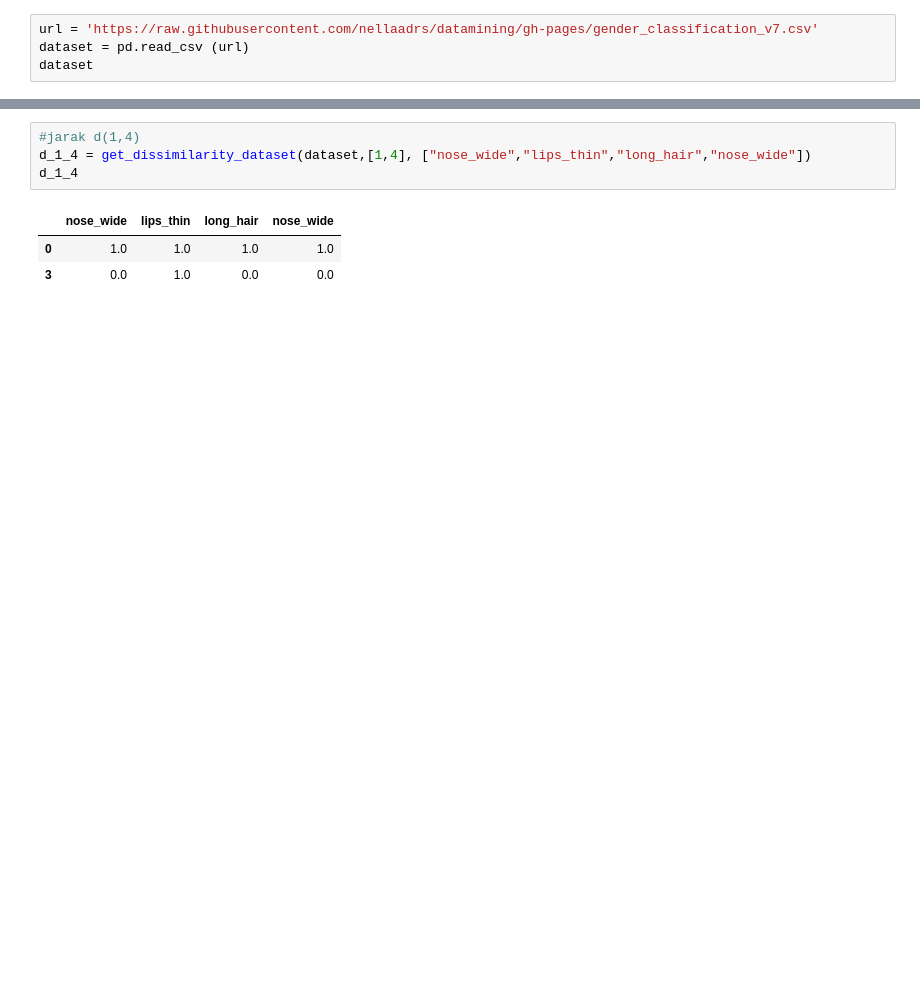
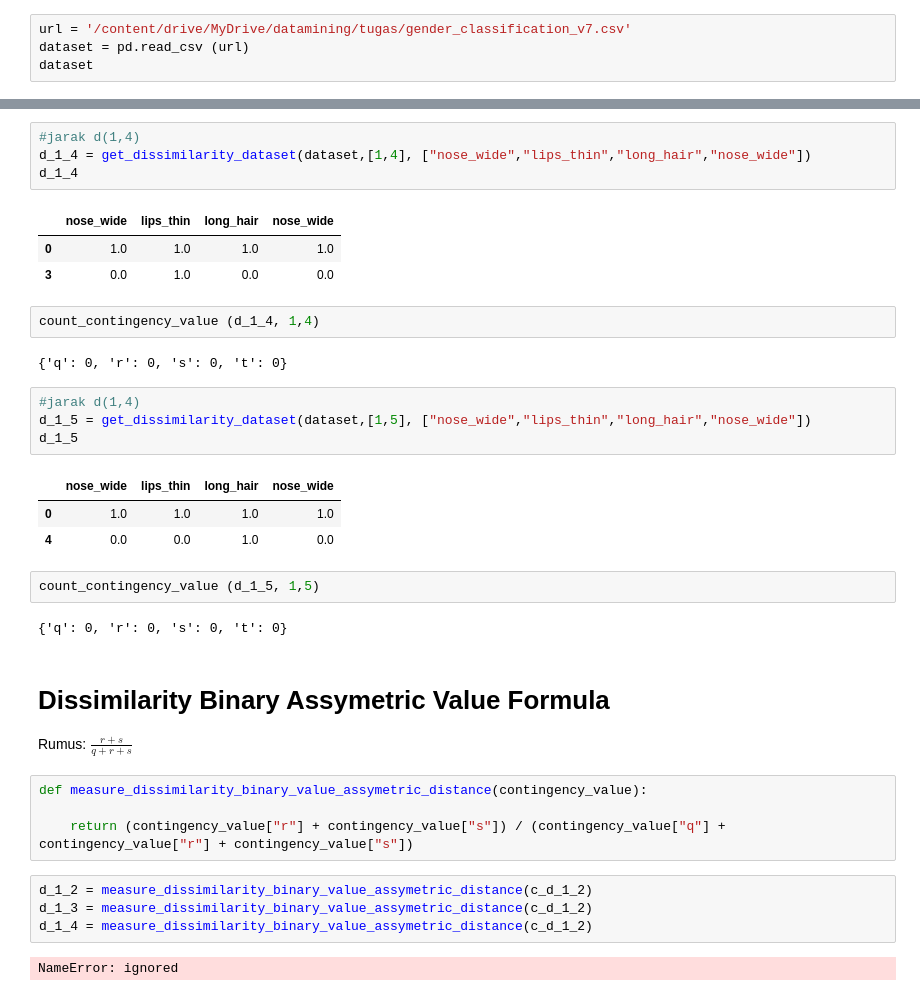
Before and after one commit to nellaadrs/datamining, a Jupyter notebook: _sources/Tugas1.ipynb, the cells around one changed output, grey strips where cells are left out. Drawn from its saved outputs; the diff is of its cells as text; blank space fills up the shorter version.

```diff
--- a/_sources/Tugas1.ipynb
+++ b/_sources/Tugas1.ipynb
@@ -15,7 +15,7 @@ import matplotlib.pyplot as plt
 # %% [markdown]
 mengambil dataset dari kaggle yang  kemudian diupload ke dalam repositoru github yang sudah dibuat sebelumnya. kemudian menyalin link raw dataset yang ada dalam repo
 # %%
-url = 'https://raw.githubusercontent.com/nellaadrs/datamining/gh-pages/gender_classification_v7.csv'
+url = '/content/drive/MyDrive/datamining/tugas/gender_classification_v7.csv'
 dataset = pd.read_csv (url)
 dataset
 # %% [output]
@@ -185,3 +189,34 @@ d_1_4
 |  | nose_wide | lips_thin | long_hair | nose_wide |
 | 0 | 1.0 | 1.0 | 1.0 | 1.0 |
 | 3 | 0.0 | 1.0 | 0.0 | 0.0 |
+# %%
+count_contingency_value (d_1_4, 1,4)
+# %% [output]
+{'q': 0, 'r': 0, 's': 0, 't': 0}
+# %%
+#jarak d(1,4)
+d_1_5 = get_dissimilarity_dataset(dataset,[1,5], ["nose_wide","lips_thin","long_hair","nose_wide"])
+d_1_5
+# %% [output]
+|  | nose_wide | lips_thin | long_hair | nose_wide |
+| 0 | 1.0 | 1.0 | 1.0 | 1.0 |
+| 4 | 0.0 | 0.0 | 1.0 | 0.0 |
+# %%
+count_contingency_value (d_1_5, 1,5)
+# %% [output]
+{'q': 0, 'r': 0, 's': 0, 't': 0}
+# %% [markdown]
+# Dissimilarity Binary Assymetric Value Formula
+
+Rumus:
+$ \frac{r + s}{q + r + s}\ $
+# %%
+def measure_dissimilarity_binary_value_assymetric_distance(contingency_value):
+
+    return (contingency_value["r"] + contingency_value["s"]) / (contingency_value["q"] + contingency_value["r"] + contingency_value["s"])
+# %%
+d_1_2 = measure_dissimilarity_binary_value_assymetric_distance(c_d_1_2)
+d_1_3 = measure_dissimilarity_binary_value_assymetric_distance(c_d_1_2)
+d_1_4 = measure_dissimilarity_binary_value_assymetric_distance(c_d_1_2)
+# %% [output]
+NameError: ignored
```
Also changed, not shown: parts of 1 cell of this notebook, 11 other files.
